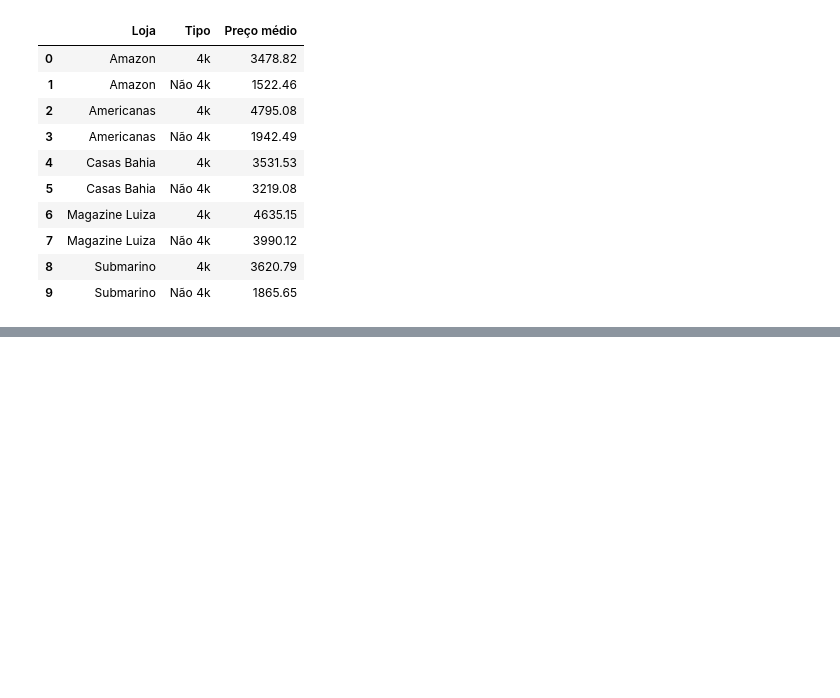
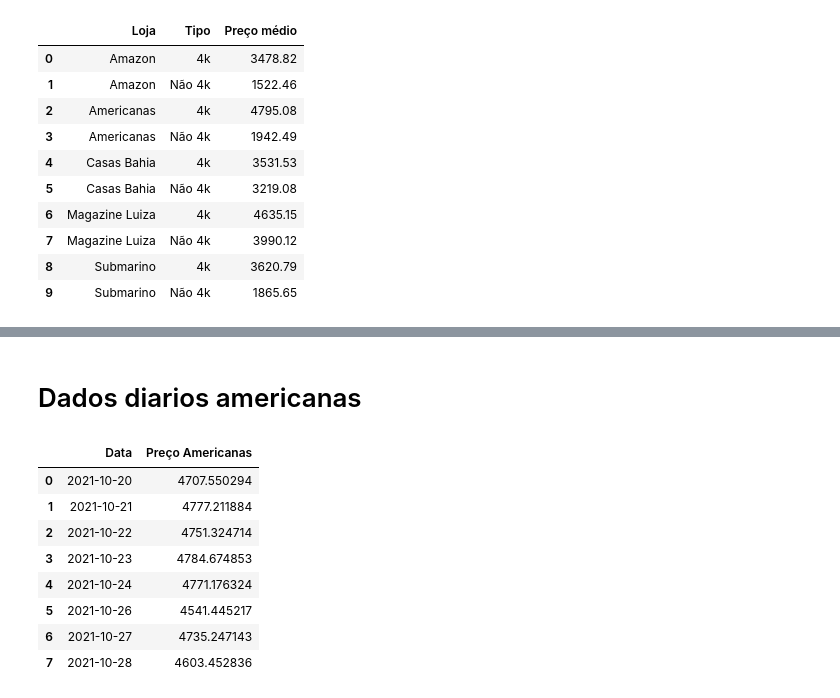
Before and after one commit to vitordutra/desafio-3-trilhas-webscraping, a Jupyter notebook: analise_graficos.ipynb, the cells around one changed output, grey strips where cells are left out. Cells and saved outputs as stored; diff of their text form; code cells hidden in the pictures; blank space fills up the shorter version.

```diff
--- a/analise_graficos.ipynb
+++ b/analise_graficos.ipynb
@@ -422,0 +411,38 @@ fig.show()
+# %% [markdown]
+# Dados diarios americanas
+# %%
+ntb_dia20 = pd.read_csv('americanas\output\diario\dataset_notebook_20.csv',sep=';')
+ntb_dia21 = pd.read_csv('americanas\output\diario\dataset_notebook_21.csv',sep=';')
+ntb_dia22 = pd.read_csv('americanas\output\diario\dataset_notebook_22.csv',sep=';')
+ntb_dia23 = pd.read_csv('americanas\output\diario\dataset_notebook_23.csv',sep=';')
+ntb_dia24 = pd.read_csv('americanas\output\diario\dataset_notebook_24.csv',sep=';')
+ntb_dia26 = pd.read_csv('americanas\output\diario\dataset_notebook_26.csv',sep=';')
+ntb_dia27 = pd.read_csv('americanas\output\diario\dataset_notebook_27.csv',sep=';')
+ntb_dia28 = pd.read_csv('americanas\output\diario\dataset_notebook_28.csv',sep=';')
+
+phn_dia20 = pd.read_csv('americanas\output\diario\dataset_smartphone_20.csv',sep=';')
+phn_dia21 = pd.read_csv('americanas\output\diario\dataset_smartphone_21.csv',sep=';')
+phn_dia22 = pd.read_csv('americanas\output\diario\dataset_smartphone_22.csv',sep=';')
+phn_dia23 = pd.read_csv('americanas\output\diario\dataset_smartphone_23.csv',sep=';')
+phn_dia24 = pd.read_csv('americanas\output\diario\dataset_smartphone_24.csv',sep=';')
+phn_dia26 = pd.read_csv('americanas\output\diario\dataset_smartphone_26.csv',sep=';')
+phn_dia27 = pd.read_csv('americanas\output\diario\dataset_smartphone_27.csv',sep=';')
+phn_dia28 = pd.read_csv('americanas\output\diario\dataset_smartphone_28.csv',sep=';')
+# %%
+ntb_americanas = pd.concat([ntb_dia20,ntb_dia21,ntb_dia22,ntb_dia23,ntb_dia24,ntb_dia26,ntb_dia27,ntb_dia28])
+ntb_americanas['Preço'] = ntb_americanas['Preço'].apply(lambda x: str(x).replace('R$ ','')).apply(lambda x: str(x).replace('.','')).apply(lambda x: str(x).replace(',','.'))
+ntb_americanas['Preço']=ntb_americanas['Preço'].apply(pd.to_numeric, errors='coerce')
+ntb_group_americanas = ntb_americanas[['Preço','Data']].groupby('Data').mean()
+ntb_group_americanas.reset_index(inplace=True)
+ntb_group_americanas.rename(columns={'Preço':'Preço Americanas'},inplace=True)
+ntb_group_americanas
+# %% [output]
+|  | Data | Preço Americanas |
+| 0 | 2021-10-20 | 4707.550294 |
+| 1 | 2021-10-21 | 4777.211884 |
+| 2 | 2021-10-22 | 4751.324714 |
+| 3 | 2021-10-23 | 4784.674853 |
+| 4 | 2021-10-24 | 4771.176324 |
+| 5 | 2021-10-26 | 4541.445217 |
+| 6 | 2021-10-27 | 4735.247143 |
+| 7 | 2021-10-28 | 4603.452836 |
```
Also changed, not shown: parts of 20 cells of this notebook, 19 other files.
